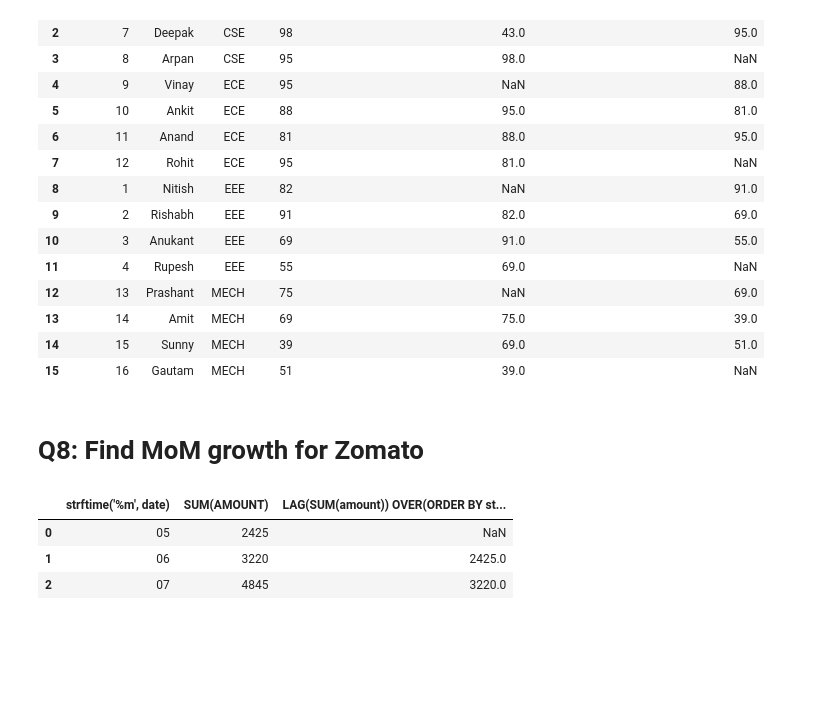
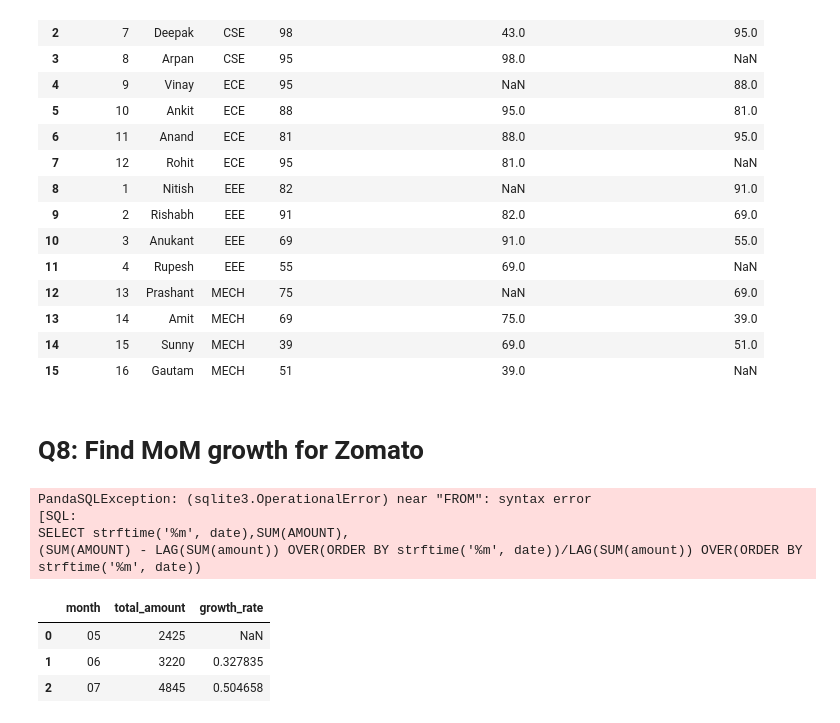
Before and after one commit to mmilannaik/bostonhousepricing, a Jupyter notebook: W16S1_SQL_Window_01.ipynb, the cells around one changed output. Cells and saved outputs as stored; diff of their text form; code cells hidden in the pictures; blank space fills up the shorter version.

```diff
--- a/W16S1_SQL_Window_01.ipynb
+++ b/W16S1_SQL_Window_01.ipynb
@@ -305,13 +305,34 @@ FROM marks
 # %%
 pysqldf('''
 SELECT strftime('%m', date),SUM(AMOUNT),
-SUM(AMOUNT) - LAG(SUM(amount)) OVER(ORDER BY strftime('%m', date) )
+(SUM(AMOUNT) - LAG(SUM(amount)) OVER(ORDER BY strftime('%m', date))/LAG(SUM(amount)) OVER(ORDER BY strftime('%m', date))
 FROM orders
 GROUP BY strftime('%m', date)
 ORDER BY strftime('%m', date) ASC
 ''')
 # %% [output]
-|  | strftime('%m', date) | SUM(AMOUNT) | LAG(SUM(amount)) OVER(ORDER BY st... |
-| 0 | 05 | 2425 | NaN |
-| 1 | 06 | 3220 | 2425.0 |
-| 2 | 07 | 4845 | 3220.0 |
+PandaSQLException: (sqlite3.OperationalError) near "FROM": syntax error
+[SQL:
+SELECT strftime('%m', date),SUM(AMOUNT),
+(SUM(AMOUNT) - LAG(SUM(amount)) OVER(ORDER BY strftime('%m', date))/LAG(SUM(amount)) OVER(ORDER BY strftime('%m', date))
+# %%
+pysqldf("""
+SELECT
+    month,
+    total_amount,
+    (total_amount - LAG(total_amount) OVER(ORDER BY month)) * 1.0 /
+        LAG(total_amount) OVER(ORDER BY month) AS growth_rate
+FROM (
+    SELECT
+        strftime('%m', date) AS month,
+        SUM(amount) AS total_amount
+    FROM orders
+    GROUP BY strftime('%m', date)
+)
+ORDER BY month
+""")
+# %% [output]
+|  | month | total_amount | growth_rate |
+| 0 | 05 | 2425 | NaN |
+| 1 | 06 | 3220 | 0.327835 |
+| 2 | 07 | 4845 | 0.504658 |
```
Also changed, not shown: parts of 1 cell of this notebook.
